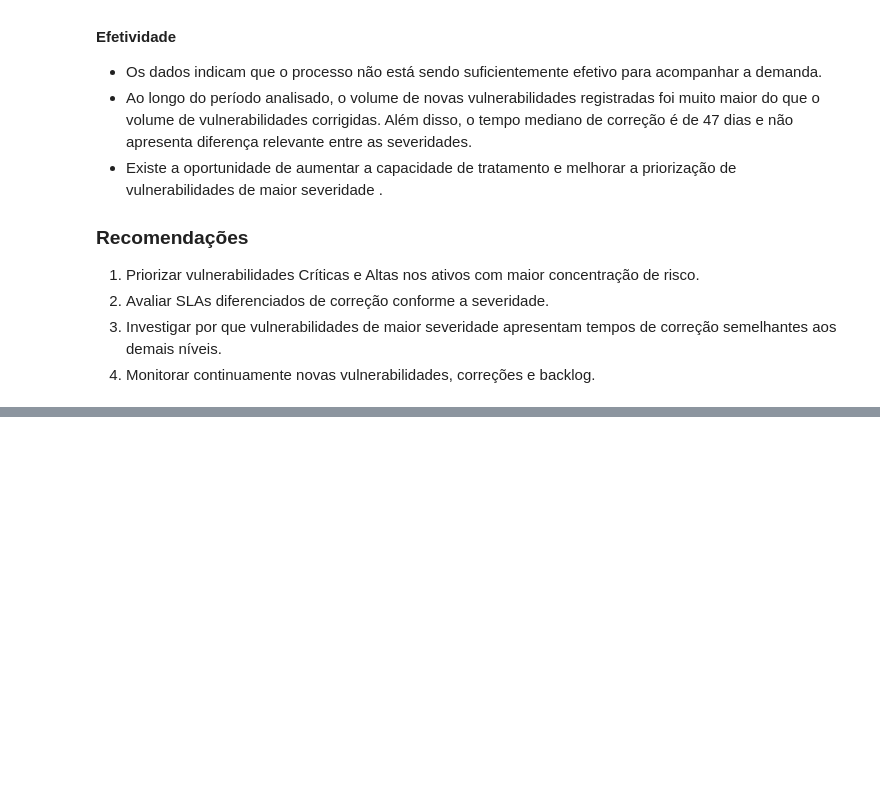
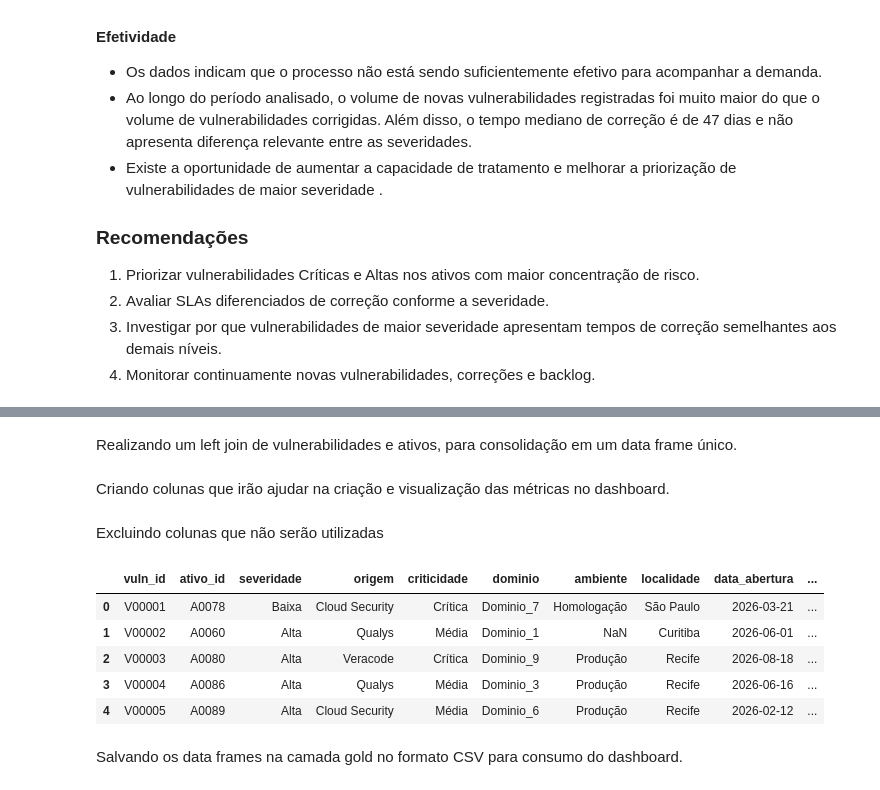
Before and after one commit to gbcancian/itau-analytics-engineering, a Jupyter notebook: notebooks/03_data_analytics.ipynb, the cells around one changed output, grey strips where cells are left out. Saved outputs shown, nothing was run; the diff lists cells and outputs as text; code cells hidden in the pictures; blank space fills up the shorter version.

Commit message:
Criacao da camada gold

```diff
--- a/notebooks/03_data_analytics.ipynb
+++ b/notebooks/03_data_analytics.ipynb
@@ -298,0 +305,42 @@ Portanto, o processo possui capacidade de tratamento, mas precisa aumentar sua c
+# %% [markdown]
+Realizando um left join de vulnerabilidades e ativos, para consolidação em um data frame único.
+# %%
+vulnerabilidades_gold = vulnerabilidades.merge(ativos,on='ativo_id',how='left')
+# %% [markdown]
+Criando colunas que irão ajudar na criação e visualização das métricas no dashboard.
+# %%
+vulnerabilidades_gold['tempo_correcao_dias'] = (
+    vulnerabilidades_gold['data_correcao'] -
+    vulnerabilidades_gold['data_abertura']
+).dt.days
+# %% [markdown]
+Excluindo colunas que não serão utilizadas
+# %%
+vulnerabilidades_gold = vulnerabilidades_gold[
+    [
+        'vuln_id',
+        'ativo_id',
+        'severidade',
+        'origem',
+        'criticidade',
+        'dominio',
+        'ambiente',
+        'localidade',
+        'data_abertura',
+        'data_correcao',
+        'status',
+        'cvss_score',
+        'tempo_correcao_dias'
+    ]
+]
+
+vulnerabilidades_gold.head()
+# %% [output]
+|  | vuln_id | ativo_id | severidade | origem | criticidade | dominio | ambiente | localidade | data_abertura | ... |
+| 0 | V00001 | A0078 | Baixa | Cloud Security | Crítica | Dominio_7 | Homologação | São Paulo | 2026-03-21 | ... |
+| 1 | V00002 | A0060 | Alta | Qualys | Média | Dominio_1 | NaN | Curitiba | 2026-06-01 | ... |
+| 2 | V00003 | A0080 | Alta | Veracode | Crítica | Dominio_9 | Produção | Recife | 2026-08-18 | ... |
+| 3 | V00004 | A0086 | Alta | Qualys | Média | Dominio_3 | Produção | Recife | 2026-06-16 | ... |
+| 4 | V00005 | A0089 | Alta | Cloud Security | Média | Dominio_6 | Produção | Recife | 2026-02-12 | ... |
+# %% [markdown]
+Salvando os data frames na camada gold no formato CSV para consumo do dashboard.
```
Also changed, not shown: parts of 4 cells of this notebook, 3 other files.
